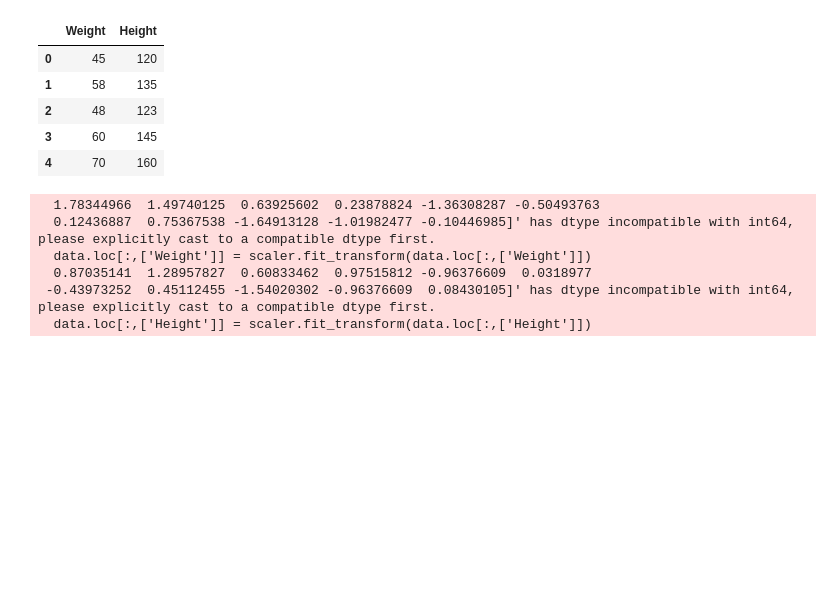
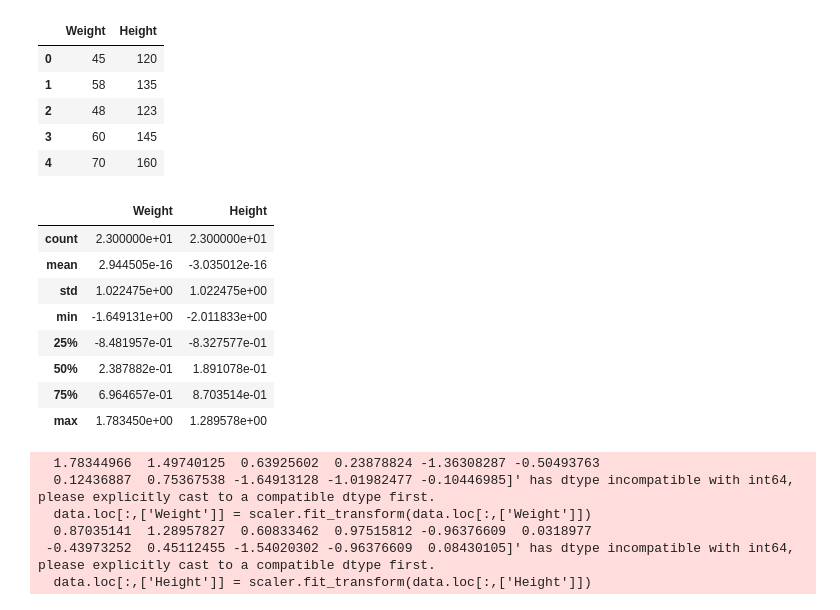
Before and after one commit to salgotramehak2011-ui/PYTHONGENAI, a Jupyter notebook: DSJUP/M_Learing/Simple_LR.ipynb, the cells around one changed output. Cells and saved outputs as stored; diff of their text form; code cells hidden in the pictures; blank space fills up the shorter version.

```diff
--- a/DSJUP/M_Learing/Simple_LR.ipynb
+++ b/DSJUP/M_Learing/Simple_LR.ipynb
@@ -33,3 +33,15 @@ data.head()
 | 2 | 48 | 123 |
 | 3 | 60 | 145 |
 | 4 | 70 | 160 |
+# %%
+data.describe()
+# %% [output]
+|  | Weight | Height |
+| count | 2.300000e+01 | 2.300000e+01 |
+| mean | 2.944505e-16 | -3.035012e-16 |
+| std | 1.022475e+00 | 1.022475e+00 |
+| min | -1.649131e+00 | -2.011833e+00 |
+| 25% | -8.481957e-01 | -8.327577e-01 |
+| 50% | 2.387882e-01 | 1.891078e-01 |
+| 75% | 6.964657e-01 | 8.703514e-01 |
+| max | 1.783450e+00 | 1.289578e+00 |
```
Also changed, not shown: parts of 2 cells of this notebook, 44 other files.
